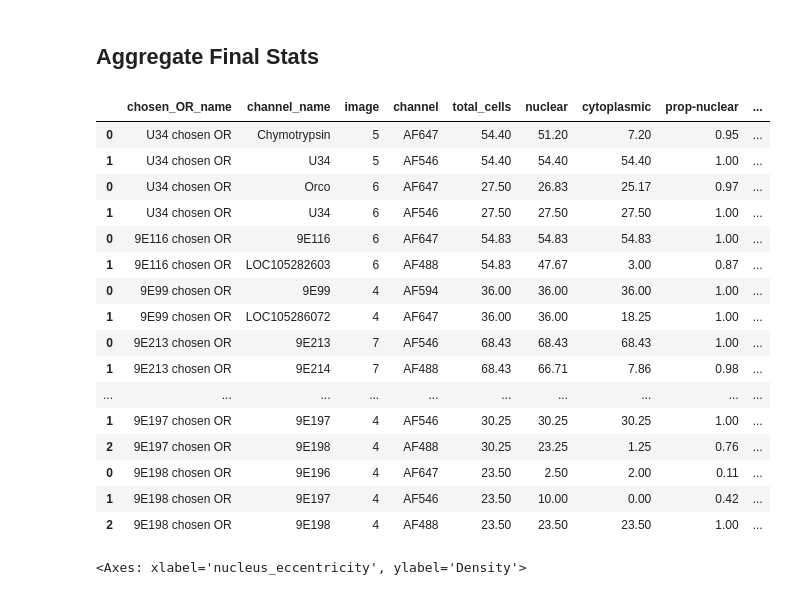
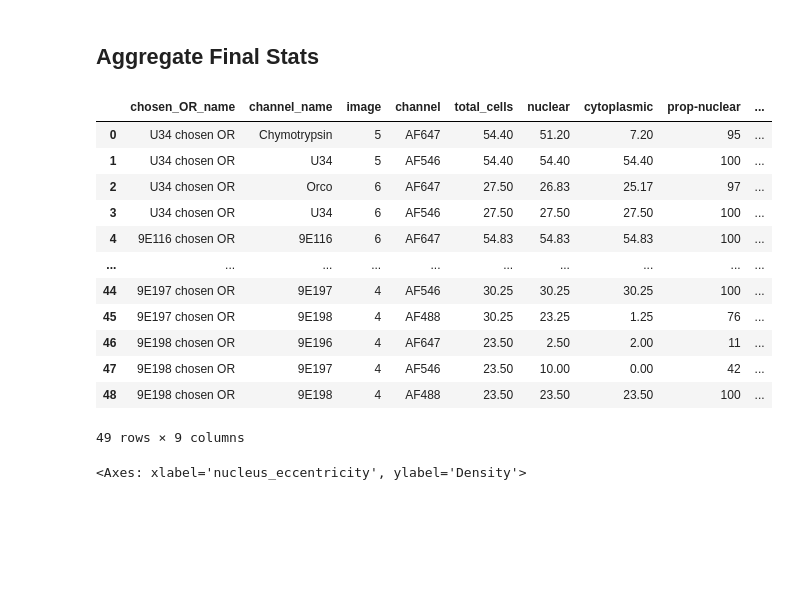
Before and after one commit to Social-Evolution-and-Behavior/Glotzer-Kronauer-2025, a Jupyter notebook: cell-segmentation/scripts/plot-proportions-final.ipynb, the cells around one changed output. Drawn from its saved outputs; the diff is of its cells as text; code cells hidden in the pictures; blank space fills up the shorter version.

```diff
--- a/cell-segmentation/scripts/plot-proportions-final.ipynb
+++ b/cell-segmentation/scripts/plot-proportions-final.ipynb
@@ -837,3 +837,17 @@ plot_nuc_cyto_props(input, results_melted, "9E198 chosen OR", ["9E196", "9E197",
 # %%
 final_results_each_image_concated = pd.concat(final_results_each_image, axis=0)
 final_results_concated = pd.concat(final_results, axis=0)
+
+# Round the any float values to 2 decimal places
+final_results_concated = final_results_concated.round(2)
+
+# Convert proportions to percentages
+final_results_concated['prop-nuclear'] = final_results_concated['prop-nuclear'] * 100
+final_results_concated['prop-cytoplasmic'] = final_results_concated['prop-cytoplasmic'] * 100
+
+# Convert to integers
+final_results_concated['prop-nuclear'] = final_results_concated['prop-nuclear'].astype(int)
+final_results_concated['prop-cytoplasmic'] = final_results_concated['prop-cytoplasmic'].astype(int)
+
+# Drop rows where channel_name is in chosen_OR_name
+final_results_concated = final_results_concated[~final_results_concated['channel_name'].isin(final_results_concated['chosen_OR_name'])].reset_index(drop=True)
@@ -843,22 +854,18 @@ final_results_concated = final_results_concated.round(2)
 # %%
 # Pandas display 100 rows
-pd.set_option('display.max_rows', 100)
+pd.set_option('display.max_rows', 10)
 final_results_concated
 # %% [output]
 |  | chosen_OR_name | channel_name | image | channel | total_cells | nuclear | cytoplasmic | prop-nuclear | ... |
-| 0 | U34 chosen OR | Chymotrypsin | 5 | AF647 | 54.40 | 51.20 | 7.20 | 0.95 | ... |
-| 1 | U34 chosen OR | U34 | 5 | AF546 | 54.40 | 54.40 | 54.40 | 1.00 | ... |
-| 0 | U34 chosen OR | Orco | 6 | AF647 | 27.50 | 26.83 | 25.17 | 0.97 | ... |
-| 1 | U34 chosen OR | U34 | 6 | AF546 | 27.50 | 27.50 | 27.50 | 1.00 | ... |
-| 0 | 9E116 chosen OR | 9E116 | 6 | AF647 | 54.83 | 54.83 | 54.83 | 1.00 | ... |
-| 1 | 9E116 chosen OR | LOC105282603 | 6 | AF488 | 54.83 | 47.67 | 3.00 | 0.87 | ... |
-| 0 | 9E99 chosen OR | 9E99 | 4 | AF594 | 36.00 | 36.00 | 36.00 | 1.00 | ... |
-| 1 | 9E99 chosen OR | LOC105286072 | 4 | AF647 | 36.00 | 36.00 | 18.25 | 1.00 | ... |
-| 0 | 9E213 chosen OR | 9E213 | 7 | AF546 | 68.43 | 68.43 | 68.43 | 1.00 | ... |
-| 1 | 9E213 chosen OR | 9E214 | 7 | AF488 | 68.43 | 66.71 | 7.86 | 0.98 | ... |
+| 0 | U34 chosen OR | Chymotrypsin | 5 | AF647 | 54.40 | 51.20 | 7.20 | 95 | ... |
+| 1 | U34 chosen OR | U34 | 5 | AF546 | 54.40 | 54.40 | 54.40 | 100 | ... |
+| 2 | U34 chosen OR | Orco | 6 | AF647 | 27.50 | 26.83 | 25.17 | 97 | ... |
+| 3 | U34 chosen OR | U34 | 6 | AF546 | 27.50 | 27.50 | 27.50 | 100 | ... |
+| 4 | 9E116 chosen OR | 9E116 | 6 | AF647 | 54.83 | 54.83 | 54.83 | 100 | ... |
 | ... | ... | ... | ... | ... | ... | ... | ... | ... | ... |
-| 1 | 9E197 chosen OR | 9E197 | 4 | AF546 | 30.25 | 30.25 | 30.25 | 1.00 | ... |
-| 2 | 9E197 chosen OR | 9E198 | 4 | AF488 | 30.25 | 23.25 | 1.25 | 0.76 | ... |
-| 0 | 9E198 chosen OR | 9E196 | 4 | AF647 | 23.50 | 2.50 | 2.00 | 0.11 | ... |
-| 1 | 9E198 chosen OR | 9E197 | 4 | AF546 | 23.50 | 10.00 | 0.00 | 0.42 | ... |
-| 2 | 9E198 chosen OR | 9E198 | 4 | AF488 | 23.50 | 23.50 | 23.50 | 1.00 | ... |
+| 44 | 9E197 chosen OR | 9E197 | 4 | AF546 | 30.25 | 30.25 | 30.25 | 100 | ... |
+| 45 | 9E197 chosen OR | 9E198 | 4 | AF488 | 30.25 | 23.25 | 1.25 | 76 | ... |
+| 46 | 9E198 chosen OR | 9E196 | 4 | AF647 | 23.50 | 2.50 | 2.00 | 11 | ... |
+| 47 | 9E198 chosen OR | 9E197 | 4 | AF546 | 23.50 | 10.00 | 0.00 | 42 | ... |
+| 48 | 9E198 chosen OR | 9E198 | 4 | AF488 | 23.50 | 23.50 | 23.50 | 100 | ... |
+49 rows × 9 columns
```
Also changed, not shown: parts of 6 cells of this notebook.
